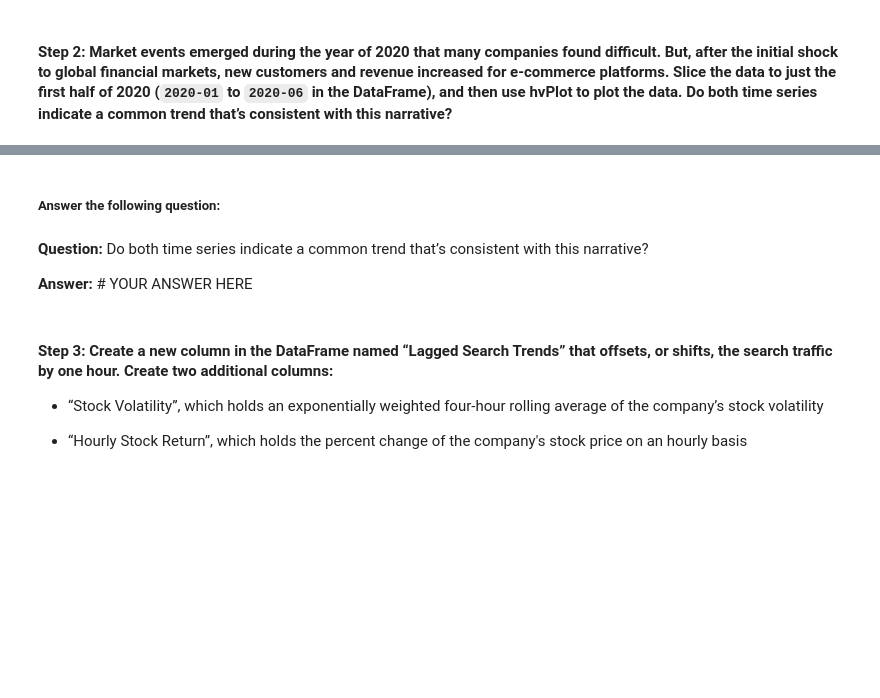
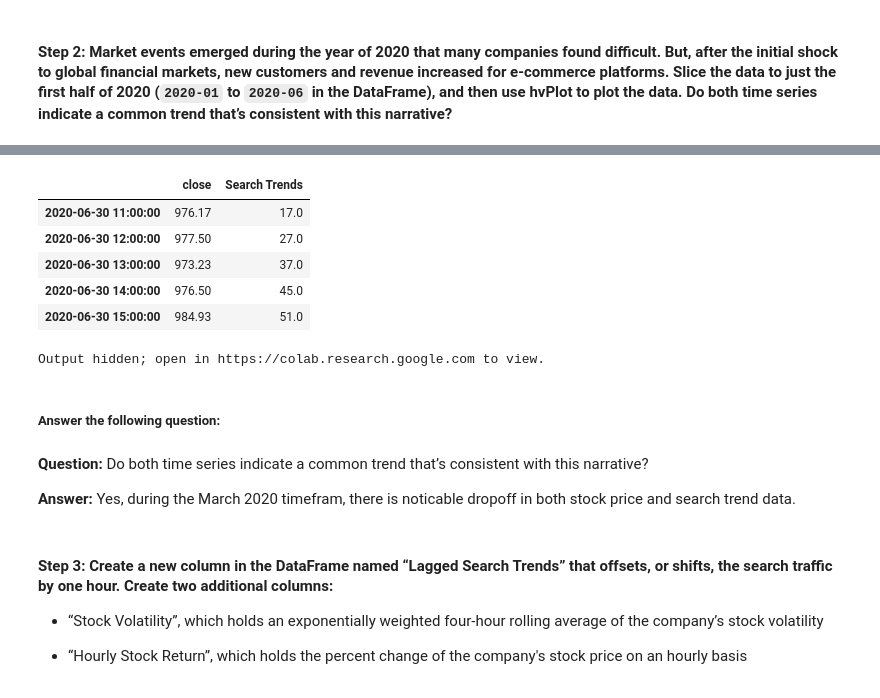
Before and after one commit to mmozeko/hw11-challenge, a Jupyter notebook: forecasting_net_prophet.ipynb, the cells around one changed output, grey strips where cells are left out. Cells and saved outputs as stored; diff of their text form; code cells hidden in the pictures; blank space fills up the shorter version.

```diff
--- a/forecasting_net_prophet.ipynb
+++ b/forecasting_net_prophet.ipynb
@@ -420,3 +421,12 @@ mercado_stock_trends_df.head() + mercado_stock_trends_df.tail()
+# %%
+first_half_2020.tail()
+# %% [output]
+|  | close | Search Trends |
+| 2020-06-30 11:00:00 | 976.17 | 17.0 |
+| 2020-06-30 12:00:00 | 977.50 | 27.0 |
+| 2020-06-30 13:00:00 | 973.23 | 37.0 |
+| 2020-06-30 14:00:00 | 976.50 | 45.0 |
+| 2020-06-30 15:00:00 | 984.93 | 51.0 |
 # %%
 # Holoviews extension to render hvPlots in Colab
 hv.extension('bokeh')
@@ -424,13 +434,22 @@ hv.extension('bokeh')
 # Use hvPlot to visualize the close and Search Trends data
 # Plot each column on a separate axes using the following syntax
 # `hvplot(shared_axes=False, subplots=True).cols(1)`
-# YOUR CODE HERE
+first_half_2020.hvplot(
+      #x='date',
+      y=['close', 'Search Trends'],
+      width=350,
+      height=300,
+      subplots=True,
+      shared_axes=False).cols(2)
+# %% [output]
+Output hidden; open in https://colab.research.google.com to view.
 # %% [markdown]
 ##### Answer the following question:
 # %% [markdown]
 **Question:** Do both time series indicate a common trend that’s consistent with this narrative?
 
-**Answer:** # YOUR ANSWER HERE
+**Answer:** Yes, during the March 2020 timefram, there is noticable dropoff in
+both stock price and search trend data.
 # %% [markdown]
 #### Step 3: Create a new column in the DataFrame named “Lagged Search Trends” that offsets, or shifts, the search traffic by one hour. Create two additional columns:
 
```
Also changed, not shown: parts of 14 cells of this notebook.
